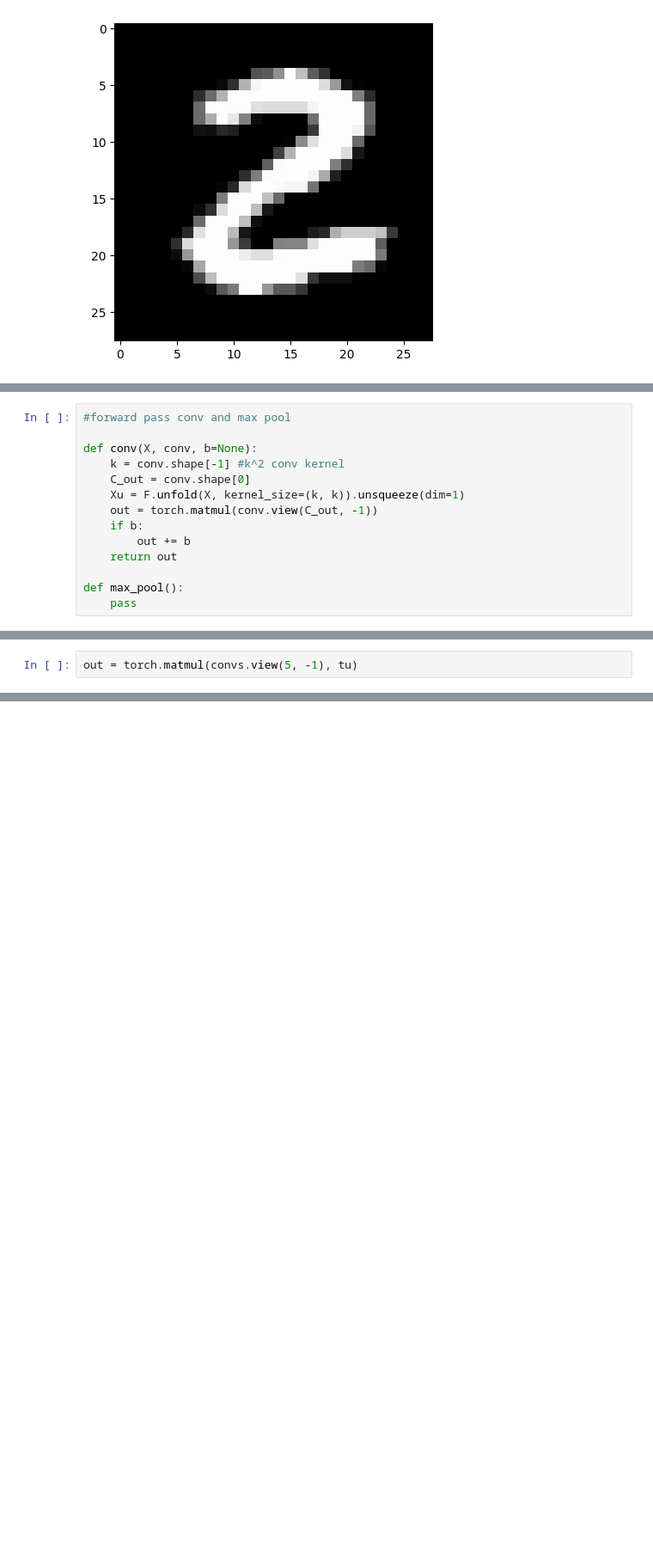
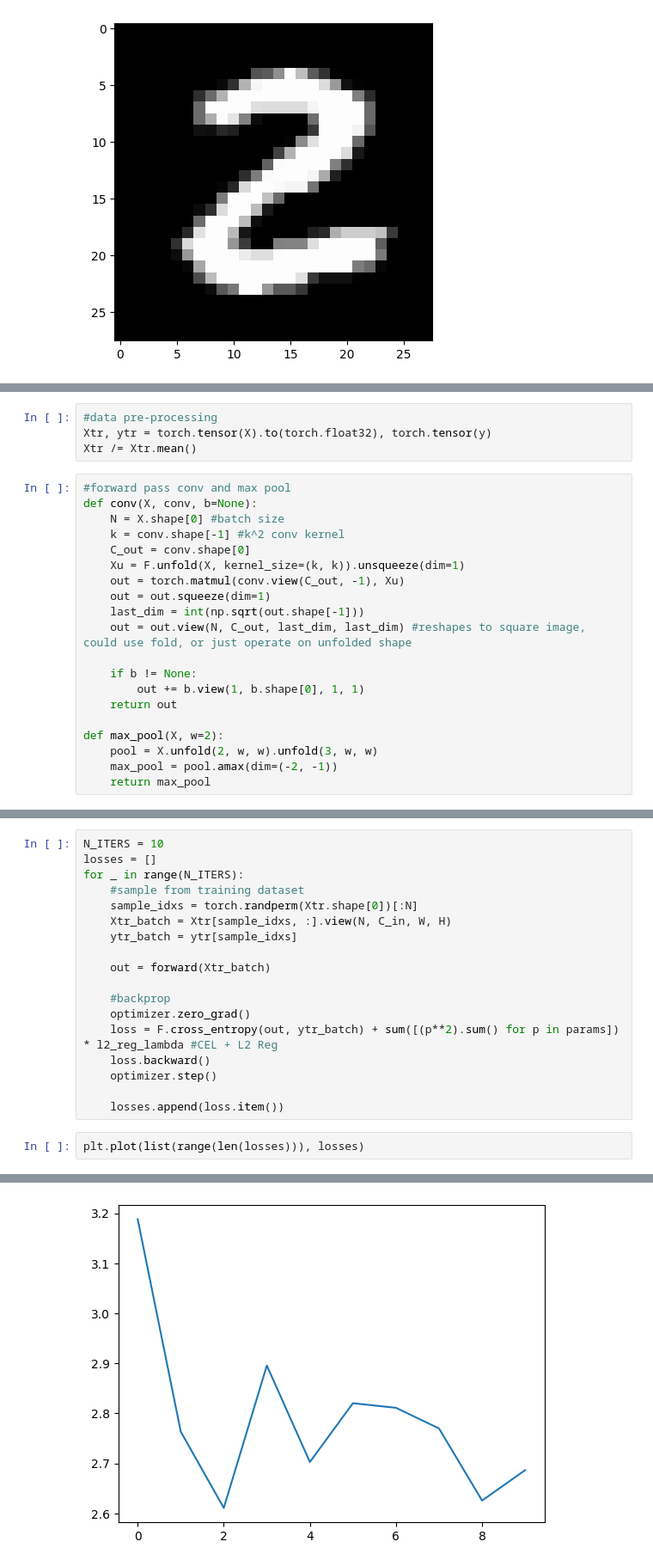
Before and after one commit to yourboijake/cv_selflearning, a Jupyter notebook: openvla/wk1-2/cs231n/CNN_on_mnist.ipynb, the cells around one changed output, grey strips where cells are left out. Shown at 86% size. Cells and saved outputs as stored; diff of their text form; blank space fills up the shorter version.

```diff
--- a/openvla/wk1-2/cs231n/CNN_on_mnist.ipynb
+++ b/openvla/wk1-2/cs231n/CNN_on_mnist.ipynb
@@ -48,14 +18,24 @@ torch.Size([1, 1, 5, 16])
+# %%
+#data pre-processing
+Xtr, ytr = torch.tensor(X).to(torch.float32), torch.tensor(y)
+Xtr /= Xtr.mean()
 # %%
 #forward pass conv and max pool
-
 def conv(X, conv, b=None):
+    N = X.shape[0] #batch size
     k = conv.shape[-1] #k^2 conv kernel
     C_out = conv.shape[0]
     Xu = F.unfold(X, kernel_size=(k, k)).unsqueeze(dim=1)
-    out = torch.matmul(conv.view(C_out, -1))
-    if b:
-        out += b
+    out = torch.matmul(conv.view(C_out, -1), Xu)
+    out = out.squeeze(dim=1)
+    last_dim = int(np.sqrt(out.shape[-1]))
+    out = out.view(N, C_out, last_dim, last_dim) #reshapes to square image, could use fold, or just operate on unfolded shape
+
+    if b != None:
+        out += b.view(1, b.shape[0], 1, 1)
     return out
 
-def max_pool():
-    pass
+def max_pool(X, w=2):
+    pool = X.unfold(2, w, w).unfold(3, w, w)
+    max_pool = pool.amax(dim=(-2, -1))
+    return max_pool
@@ -81,2 +41,0 @@ convs.shape, convs.view(5, -1).shape
-# %%
-out = torch.matmul(convs.view(5, -1), tu)
@@ -92,0 +123,21 @@ max_pool = pool.amax(dim=(-2, -1))
+# %%
+N_ITERS = 10
+losses = []
+for _ in range(N_ITERS):
+    #sample from training dataset
+    sample_idxs = torch.randperm(Xtr.shape[0])[:N]
+    Xtr_batch = Xtr[sample_idxs, :].view(N, C_in, W, H)
+    ytr_batch = ytr[sample_idxs]
+
+    out = forward(Xtr_batch)
+
+    #backprop
+    optimizer.zero_grad()
+    loss = F.cross_entropy(out, ytr_batch) + sum([(p**2).sum() for p in params]) * l2_reg_lambda #CEL + L2 Reg
+    loss.backward()
+    optimizer.step()
+
+    losses.append(loss.item())
+# %%
+plt.plot(list(range(len(losses))), losses)
+# %% [output]
@@ -92,0 +145 @@ max_pool = pool.amax(dim=(-2, -1))
+[figure, added]
```
Also changed, not shown: parts of 19 cells of this notebook, 15 other files.
